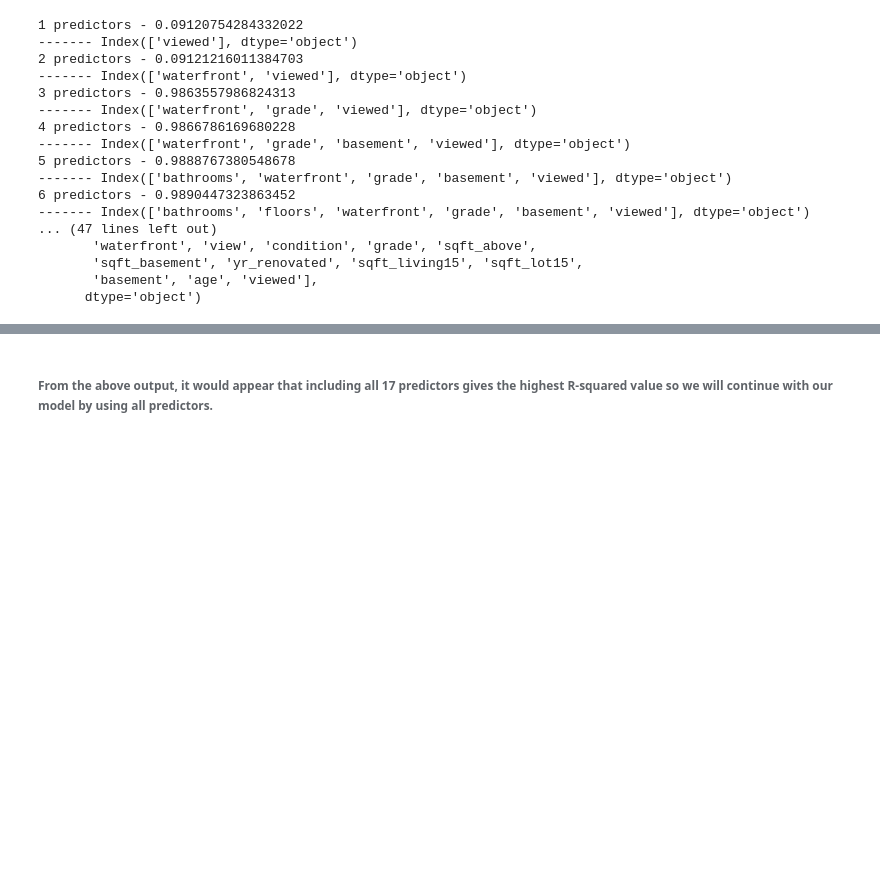
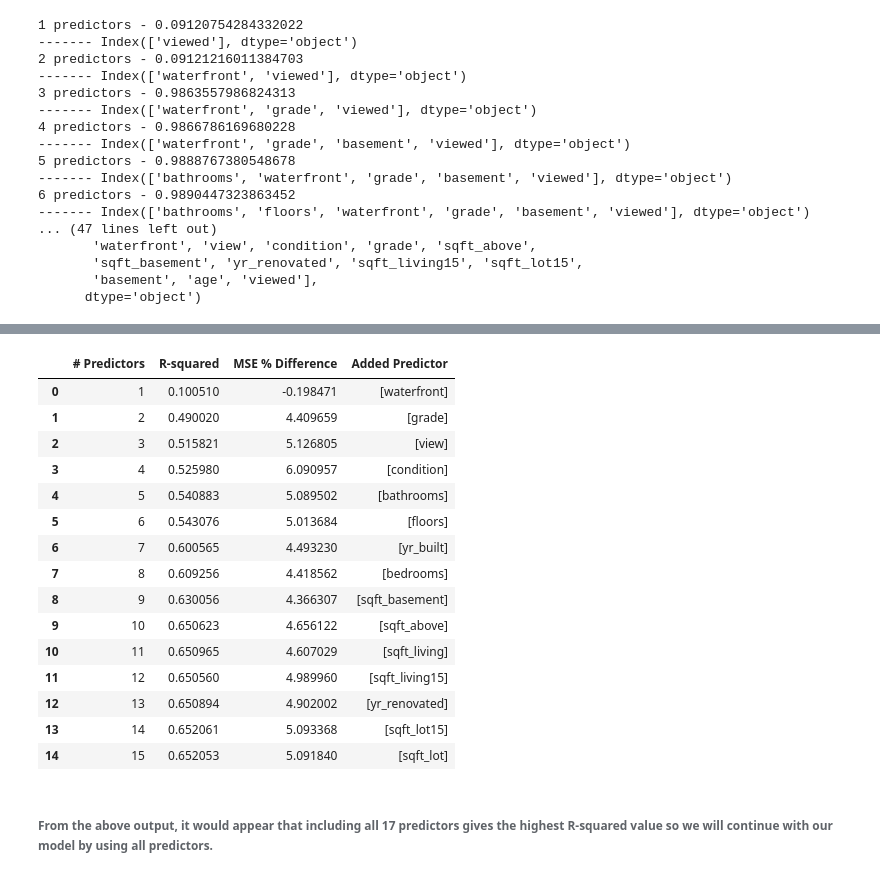
Before and after one commit to KanwalArora029/King-County-Sales-Analysis, a Jupyter notebook: student2.ipynb, the cells around one changed output, grey strips where cells are left out. Cells and saved outputs as stored; diff of their text form; code cells hidden in the pictures; blank space fills up the shorter version.

```diff
--- a/student2.ipynb
+++ b/student2.ipynb
@@ -499,3 +563,64 @@ while i <= (int(len(df.drop('price', axis=1).columns))):
+# %%
+#RFE regression of all predictors
+from sklearn.model_selection import RepeatedKFold
+X = df_original.drop('price', axis=1)
+y = df_original.price
+X_train, X_test, y_train, y_test = train_test_split(X, y, test_size = 0.25, random_state=47)
+i = 1
+results_df = pd.DataFrame()
+predictors = list()
+reg_score = list()
+mse_diffs = list()
+added_pred = list()
+previous_columns = []
+while i <= (int(len(df_original.drop('price', axis=1).columns))):
+    rkf = RepeatedKFold(n_splits=3, n_repeats=10, random_state=47)
+    scores = 0
+    percent_diffs = 0
+    for train_index, test_index in rkf.split(X_train):
+        X_train2, X_val = X_train.iloc[train_index], X_train.iloc[test_index]
+        y_train2, y_val = y_train.iloc[train_index], y_train.iloc[test_index]
+        linreg = LinearRegression()
+        selector = RFE(linreg, n_features_to_select = i)
+        selector = selector.fit(X_train2, y_train2)
+        selected_columns = X_train2.columns[selector.support_ ]
+        linreg.fit(X_train2[selected_columns],y_train2)
+        scores = scores + linreg.score(X_test[selected_columns], y_test)
+        y_hat_train = linreg.predict(X_train[selected_columns])
+        y_hat_test = linreg.predict(X_test[selected_columns])
+        train_mse = mean_squared_error(y_train, y_hat_train)
+        test_mse = mean_squared_error(y_test, y_hat_test)
+        mse_diff = test_mse - train_mse
+        percent_diff = mse_diff/train_mse
+        percent_diffs += percent_diff
+    predictors.append(i)
+    reg_score.append(scores/30)
+    mse_diffs.append(percent_diffs/30*100)
+    added_pred.append(list(set(selected_columns) - set(previous_columns)))
+    previous_columns = selected_columns
+    i += 1
+results_df['# Predictors'] = predictors
+results_df['R-squared'] = reg_score
+results_df['MSE % Difference'] = mse_diffs
+results_df['Added Predictor'] = added_pred
+results_df
+# %% [output]
+|  | # Predictors | R-squared | MSE % Difference | Added Predictor |
+| 0 | 1 | 0.100510 | -0.198471 | [waterfront] |
+| 1 | 2 | 0.490020 | 4.409659 | [grade] |
+| 2 | 3 | 0.515821 | 5.126805 | [view] |
+| 3 | 4 | 0.525980 | 6.090957 | [condition] |
+| 4 | 5 | 0.540883 | 5.089502 | [bathrooms] |
+| 5 | 6 | 0.543076 | 5.013684 | [floors] |
+| 6 | 7 | 0.600565 | 4.493230 | [yr_built] |
+| 7 | 8 | 0.609256 | 4.418562 | [bedrooms] |
+| 8 | 9 | 0.630056 | 4.366307 | [sqft_basement] |
+| 9 | 10 | 0.650623 | 4.656122 | [sqft_above] |
+| 10 | 11 | 0.650965 | 4.607029 | [sqft_living] |
+| 11 | 12 | 0.650560 | 4.989960 | [sqft_living15] |
+| 12 | 13 | 0.650894 | 4.902002 | [yr_renovated] |
+| 13 | 14 | 0.652061 | 5.093368 | [sqft_lot15] |
+| 14 | 15 | 0.652053 | 5.091840 | [sqft_lot] |
 # %% [markdown]
 <h6> From the above output, it would appear that including all 17 predictors gives the highest R-squared value so we will continue with our model by using all predictors.
 # %% [markdown]
```
Also changed, not shown: parts of 16 cells of this notebook.
